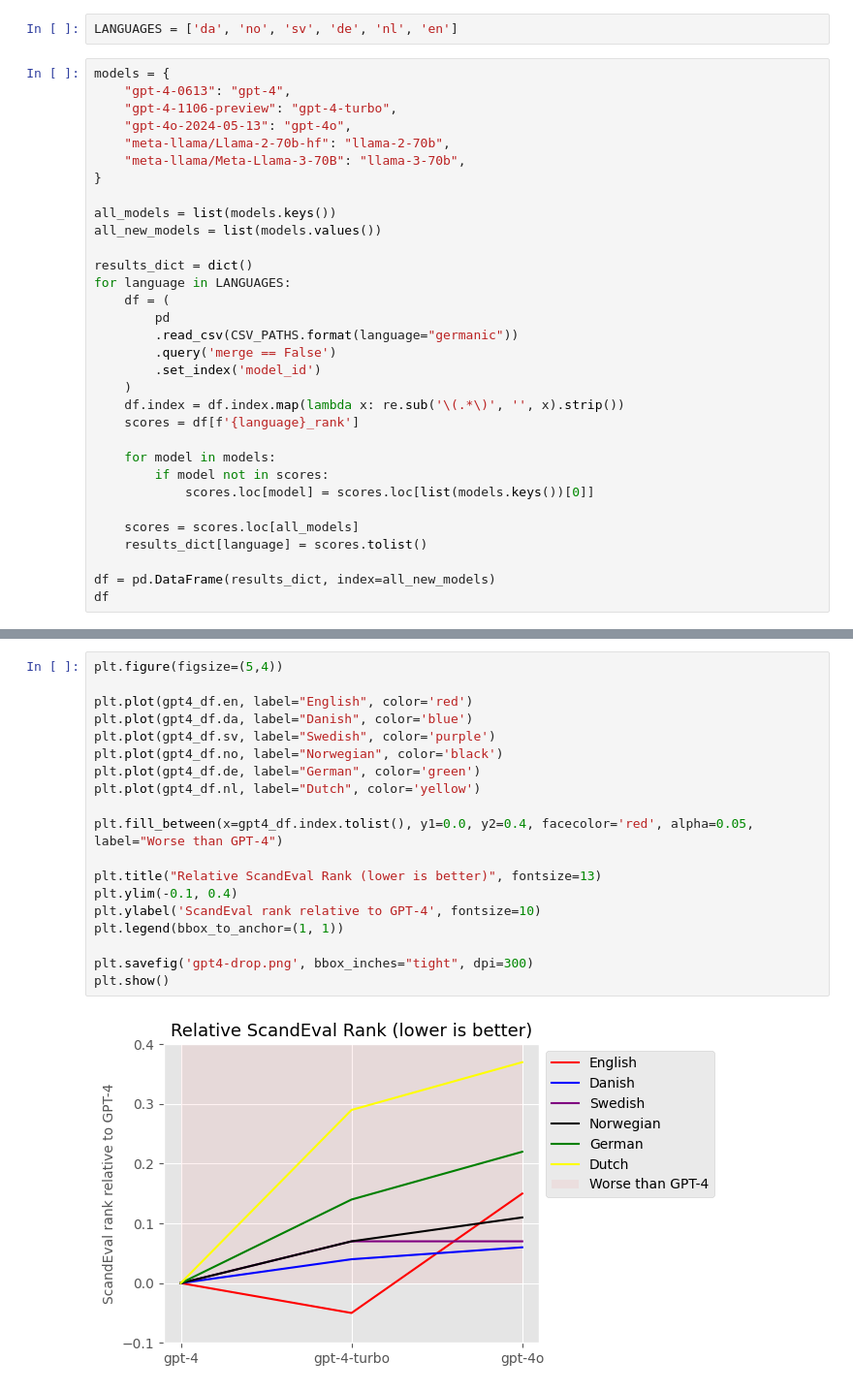
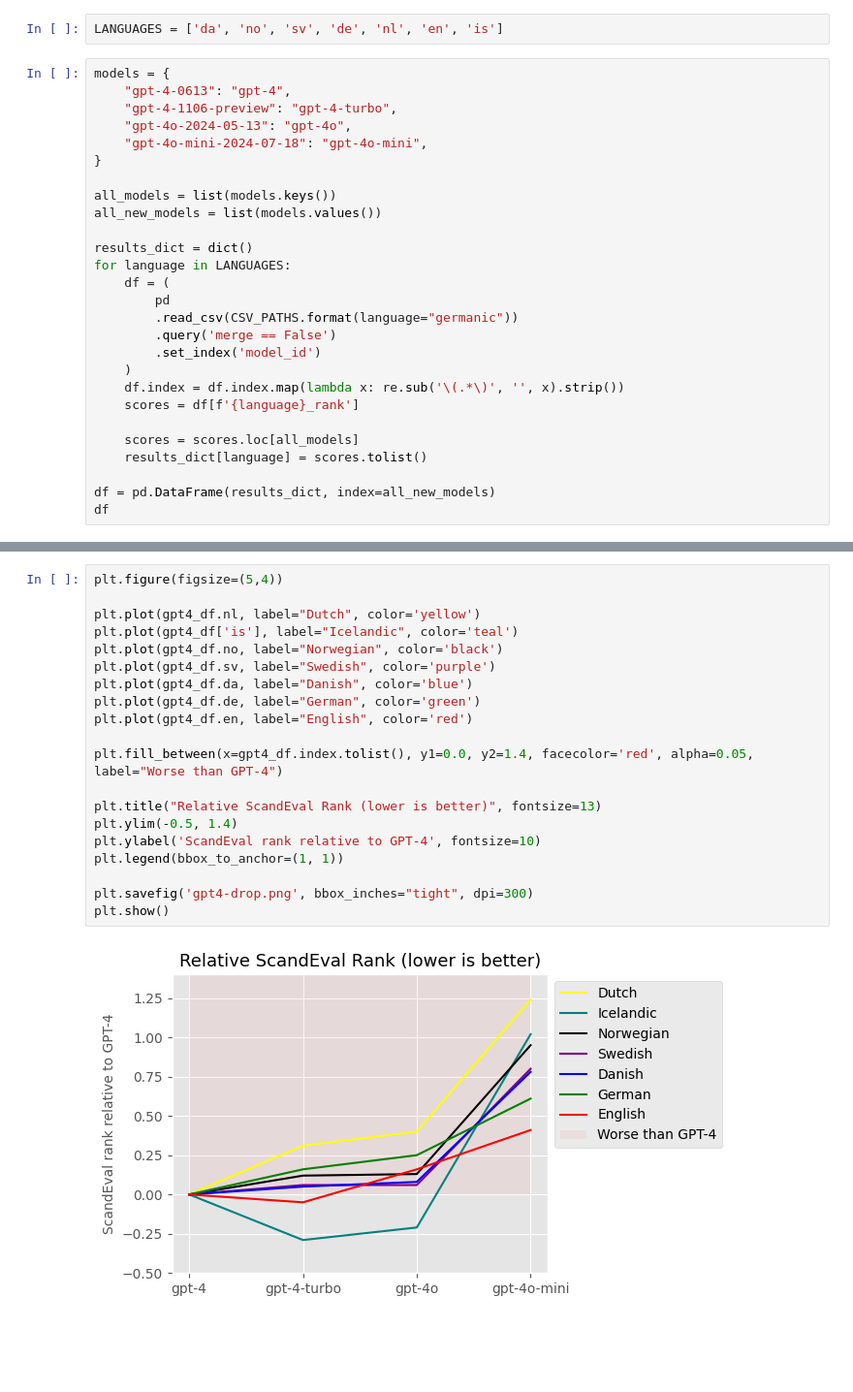
Before and after one commit to ScandEval/scandeval.github.io, a Jupyter notebook: python/gpt4-drop-plot.ipynb, the cells around one changed output, grey strips where cells are left out. Shown at 97% size. Cells and saved outputs as stored; diff of their text form; blank space fills up the shorter version.

```diff
--- a/python/gpt4-drop-plot.ipynb
+++ b/python/gpt4-drop-plot.ipynb
@@ -13,14 +15,13 @@ CSV_PATHS
 # %% [output]
 'https://scandeval.com/{language}-nlg.csv'
 # %%
-LANGUAGES = ['da', 'no', 'sv', 'de', 'nl', 'en']
+LANGUAGES = ['da', 'no', 'sv', 'de', 'nl', 'en', 'is']
 # %%
 models = {
     "gpt-4-0613": "gpt-4",
     "gpt-4-1106-preview": "gpt-4-turbo",
     "gpt-4o-2024-05-13": "gpt-4o",
-    "meta-llama/Llama-2-70b-hf": "llama-2-70b",
-    "meta-llama/Meta-Llama-3-70B": "llama-3-70b",
+    "gpt-4o-mini-2024-07-18": "gpt-4o-mini",
 }
 
 all_models = list(models.keys())
@@ -37,10 +38,6 @@ for language in LANGUAGES:
     df.index = df.index.map(lambda x: re.sub('\(.*\)', '', x).strip())
     scores = df[f'{language}_rank']
 
-    for model in models:
-        if model not in scores:
-            scores.loc[model] = scores.loc[list(models.keys())[0]]
-
     scores = scores.loc[all_models]
     results_dict[language] = scores.tolist()
 
@@ -78,21 +76,22 @@ gpt4_df
 # %%
 plt.figure(figsize=(5,4))
 
+plt.plot(gpt4_df.nl, label="Dutch", color='yellow')
+plt.plot(gpt4_df['is'], label="Icelandic", color='teal')
+plt.plot(gpt4_df.no, label="Norwegian", color='black')
+plt.plot(gpt4_df.sv, label="Swedish", color='purple')
+plt.plot(gpt4_df.da, label="Danish", color='blue')
+plt.plot(gpt4_df.de, label="German", color='green')
 plt.plot(gpt4_df.en, label="English", color='red')
-plt.plot(gpt4_df.da, label="Danish", color='blue')
-plt.plot(gpt4_df.sv, label="Swedish", color='purple')
-plt.plot(gpt4_df.no, label="Norwegian", color='black')
-plt.plot(gpt4_df.de, label="German", color='green')
-plt.plot(gpt4_df.nl, label="Dutch", color='yellow')
 
-plt.fill_between(x=gpt4_df.index.tolist(), y1=0.0, y2=0.4, facecolor='red', alpha=0.05, label="Worse than GPT-4")
+plt.fill_between(x=gpt4_df.index.tolist(), y1=0.0, y2=1.4, facecolor='red', alpha=0.05, label="Worse than GPT-4")
 
 plt.title("Relative ScandEval Rank (lower is better)", fontsize=13)
-plt.ylim(-0.1, 0.4)
+plt.ylim(-0.5, 1.4)
 plt.ylabel('ScandEval rank relative to GPT-4', fontsize=10)
 plt.legend(bbox_to_anchor=(1, 1))
 
 plt.savefig('gpt4-drop.png', bbox_inches="tight", dpi=300)
 plt.show()
 # %% [output]
-[figure, old version]
+[figure, new version]
```
Also changed, not shown: parts of 8 cells of this notebook, 2 other files.
